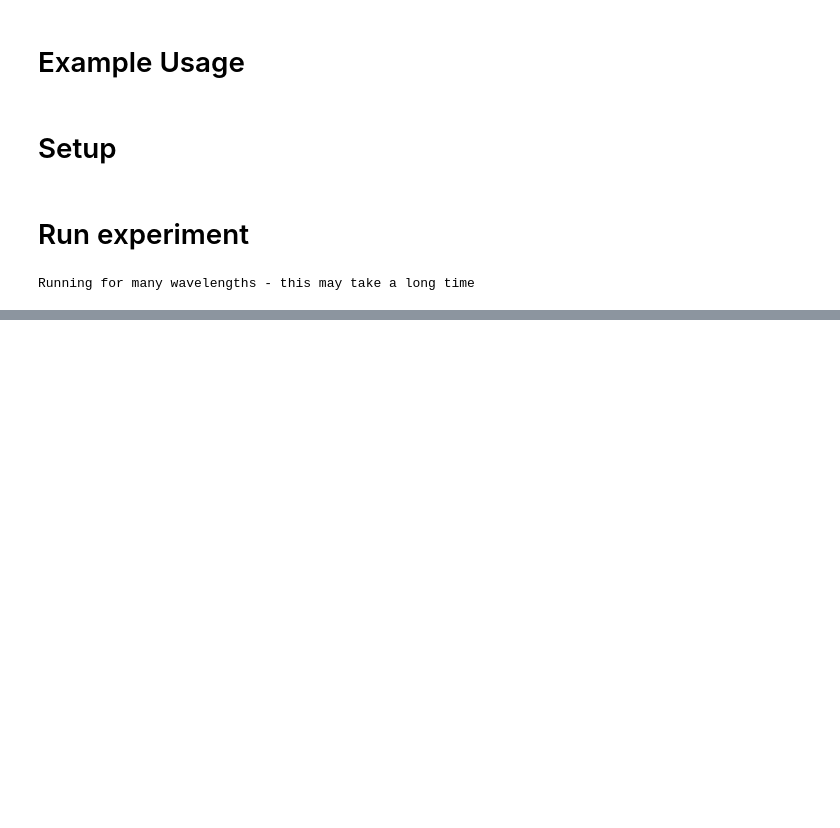
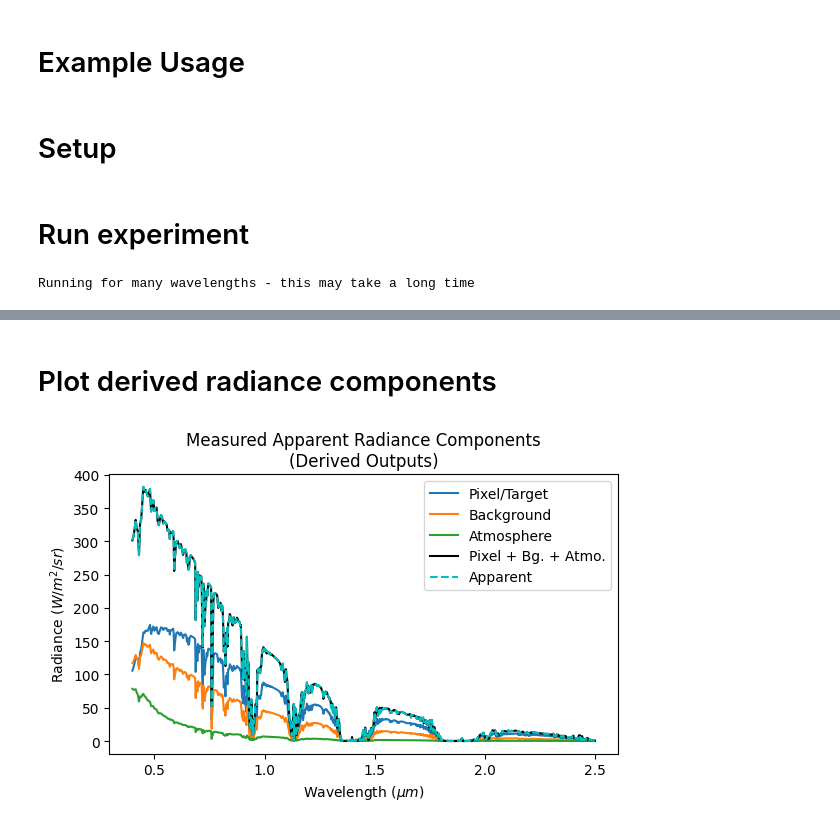
Before and after one commit to brianschubert/rtm-wrapper, a Jupyter notebook: notebooks/examples.ipynb, the cells around one changed output, grey strips where cells are left out. Drawn from its saved outputs; the diff is of its cells as text; code cells hidden in the pictures; blank space fills up the shorter version.

```diff
--- a/notebooks/examples.ipynb
+++ b/notebooks/examples.ipynb
@@ -53,0 +53,47 @@ Text(0.5, 1.0, 'Measured Apparent Radiance Components')
+# %% [markdown]
+# Plot derived radiance components
+# %%
+rho_t = rho_b = s.ground_reflectance[-1] * np.ones(wl.shape)
+s_star = 1 / (1 - rho_b * outputs.spherical_albedo["total"])
+l_target = (
+    outputs.cos_zenith_solar
+    * outputs.solar_spectrum
+    * outputs.transmittance_global_gas["total"]
+    * (outputs.transmittance_direct_down + outputs.transmittance_diffuse_down)
+    * outputs.transmittance_direct_up
+    * rho_t
+    * s_star
+) / np.pi
+l_background = (
+    outputs.cos_zenith_solar
+    * outputs.solar_spectrum
+    * outputs.transmittance_global_gas["total"]
+    * (outputs.transmittance_direct_down + outputs.transmittance_diffuse_down)
+    * outputs.transmittance_diffuse_up
+    * rho_t
+    * s_star
+) / np.pi
+l_diff_amto = (
+    outputs.cos_zenith_solar
+    * outputs.solar_spectrum
+    * outputs.atmospheric_intrinsic_reflectance
+) / np.pi
+l_model = l_target + l_background + l_diff_amto
+
+fig, ax = plt.subplots(figsize=(6, 4), layout="tight")
+ax.plot(wl, l_target, label="Pixel/Target")
+ax.plot(wl, l_background, label="Background")
+ax.plot(wl, l_diff_amto, label="Atmosphere")
+ax.plot(
+    wl,
+    l_model,
+    label="Pixel + Bg. + Atmo.",
+    color="k",
+)
+ax.plot(wl, outputs.apparent_radiance, label="Apparent", linestyle="--", color="c")
+ax.legend()
+ax.set_xlabel(r"Wavelength ($\mu m$)")
+ax.set_ylabel(r"Radiance ($W/m^2/sr$)")
+ax.set_title("Measured Apparent Radiance Components\n(Derived Outputs)");
+# %% [output]
+[figure, added]
```
Also changed, not shown: parts of 2 cells of this notebook.
